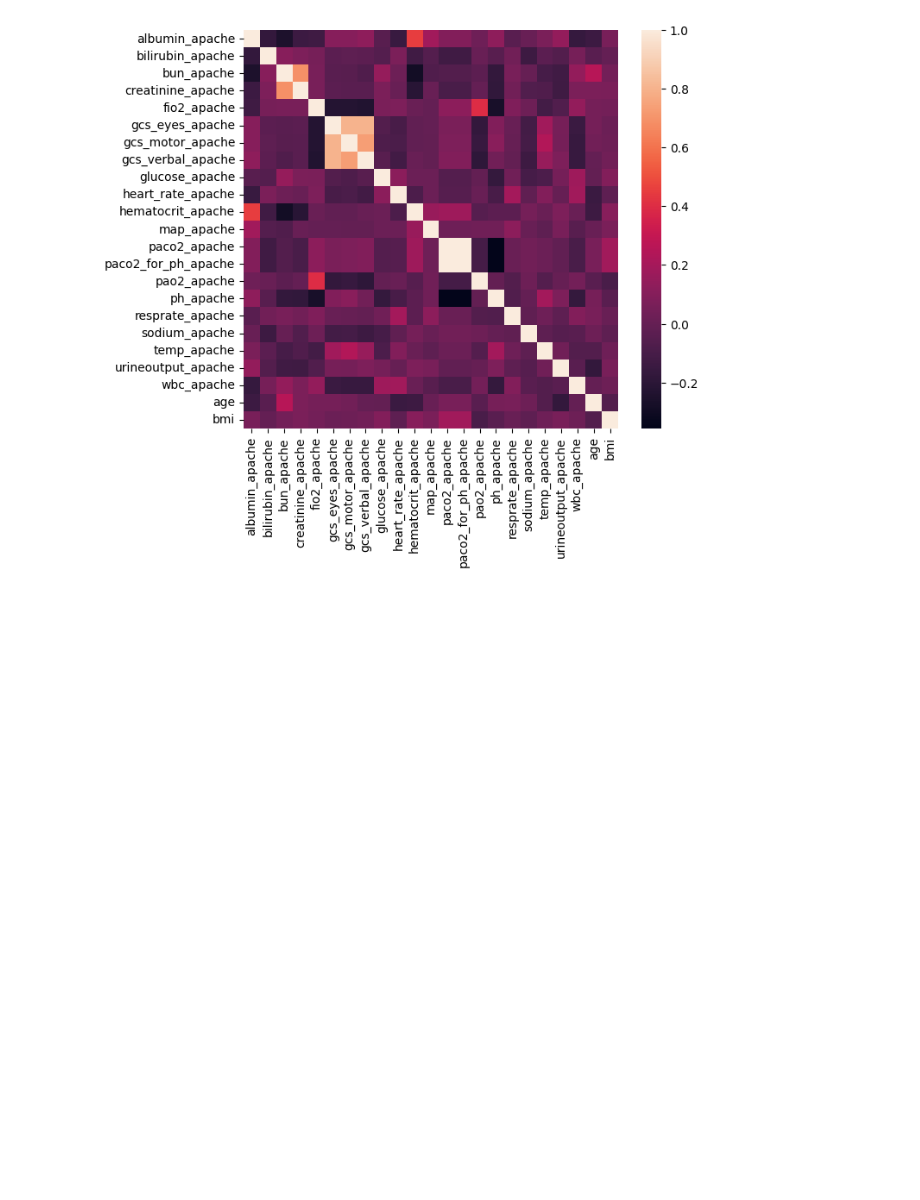
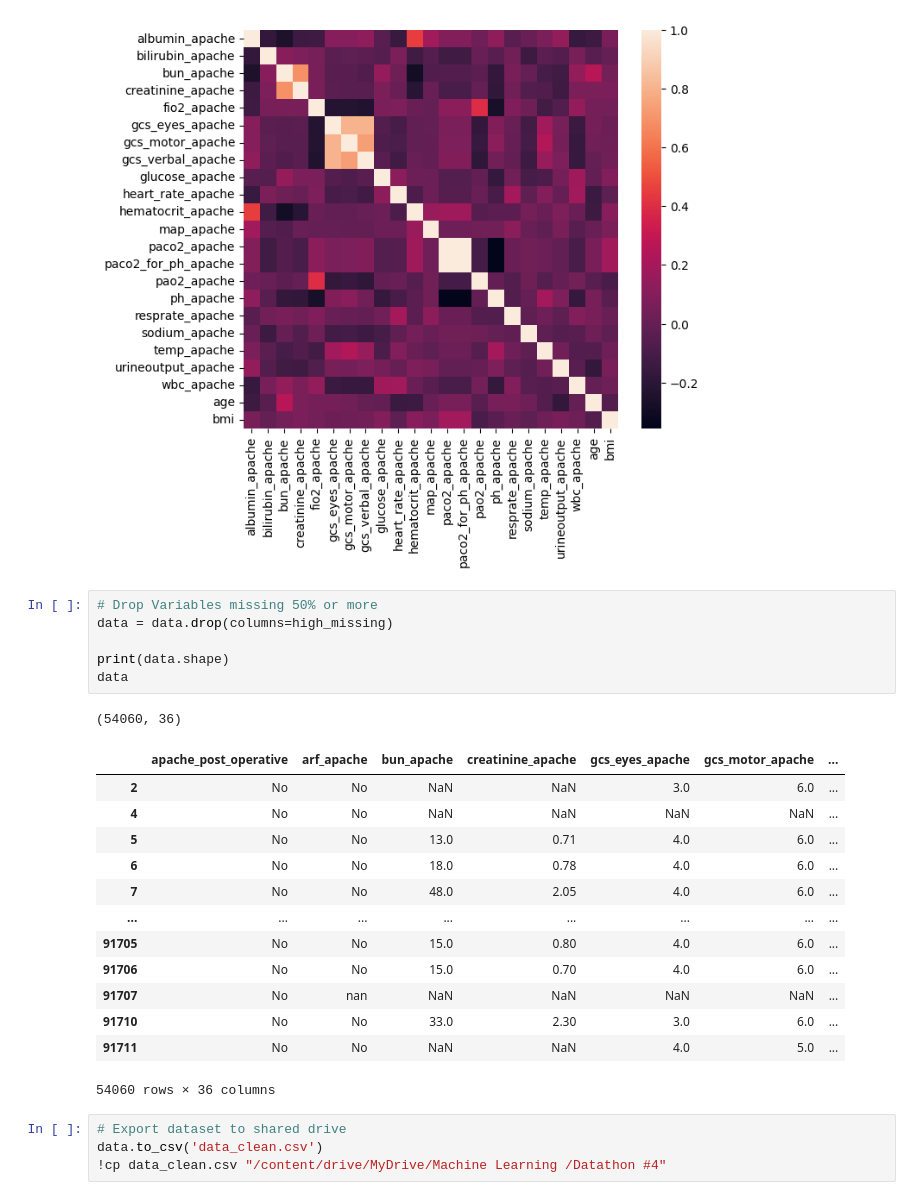
Before and after one commit to lilyzhizhou/Datathon-4, a Jupyter notebook: Datathon_4_Cleaning.ipynb, the cells around one changed output. Drawn from its saved outputs; the diff is of its cells as text; blank space fills up the shorter version.

```diff
--- a/Datathon_4_Cleaning.ipynb
+++ b/Datathon_4_Cleaning.ipynb
@@ -312,3 +329,28 @@ sns.heatmap(data[columns].corr())
 # %% [output]
 <Axes: >
 [figure]
+# %%
+# Drop Variables missing 50% or more
+data = data.drop(columns=high_missing)
+
+print(data.shape)
+data
+# %% [output]
+(54060, 36)
+|  | apache_post_operative | arf_apache | bun_apache | creatinine_apache | gcs_eyes_apache | gcs_motor_apache | ... |
+| 2 | No | No | NaN | NaN | 3.0 | 6.0 | ... |
+| 4 | No | No | NaN | NaN | NaN | NaN | ... |
+| 5 | No | No | 13.0 | 0.71 | 4.0 | 6.0 | ... |
+| 6 | No | No | 18.0 | 0.78 | 4.0 | 6.0 | ... |
+| 7 | No | No | 48.0 | 2.05 | 4.0 | 6.0 | ... |
+| ... | ... | ... | ... | ... | ... | ... | ... |
+| 91705 | No | No | 15.0 | 0.80 | 4.0 | 6.0 | ... |
+| 91706 | No | No | 15.0 | 0.70 | 4.0 | 6.0 | ... |
+| 91707 | No | nan | NaN | NaN | NaN | NaN | ... |
+| 91710 | No | No | 33.0 | 2.30 | 3.0 | 6.0 | ... |
+| 91711 | No | No | NaN | NaN | 4.0 | 5.0 | ... |
+54060 rows × 36 columns
+# %%
+# Export dataset to shared drive
+data.to_csv('data_clean.csv')
+!cp data_clean.csv "/content/drive/MyDrive/Machine Learning /Datathon #4"
```
Also changed, not shown: parts of 8 cells of this notebook.
